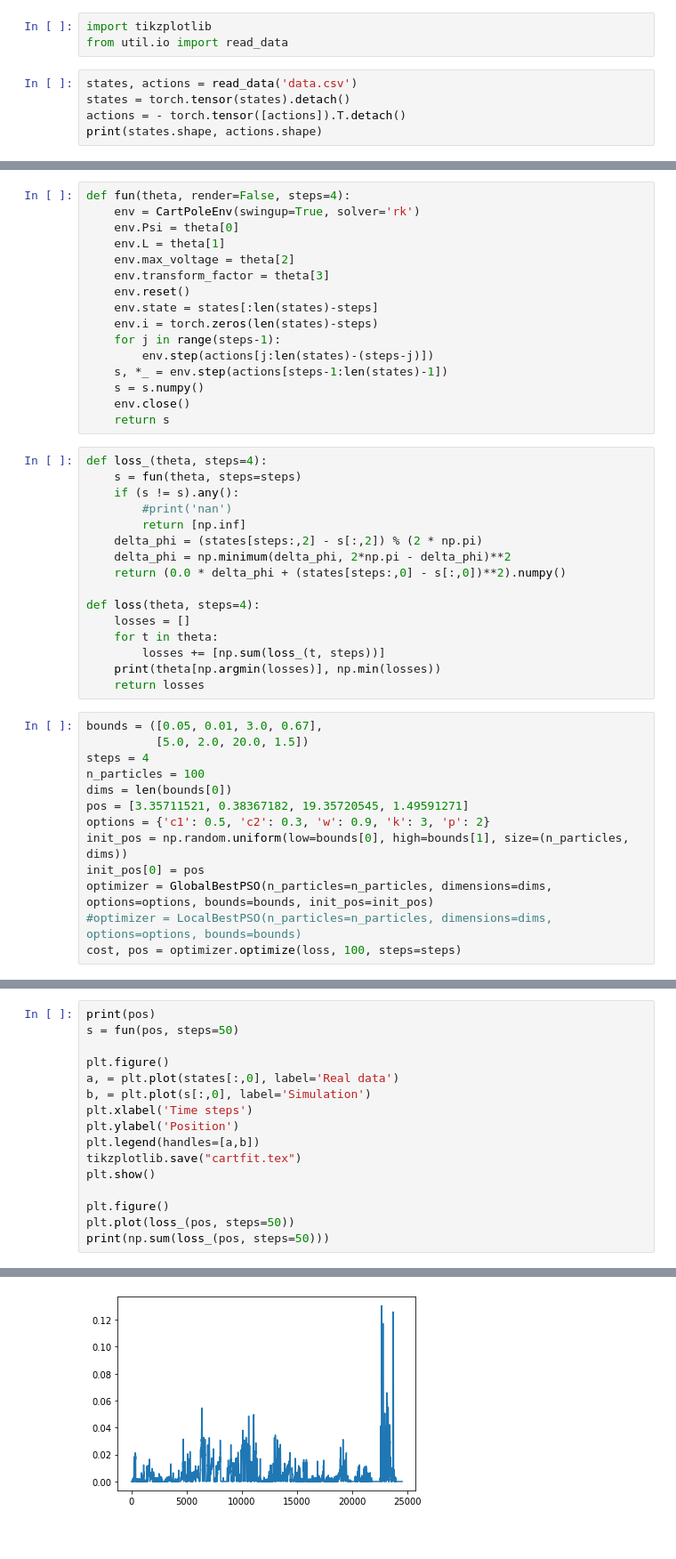
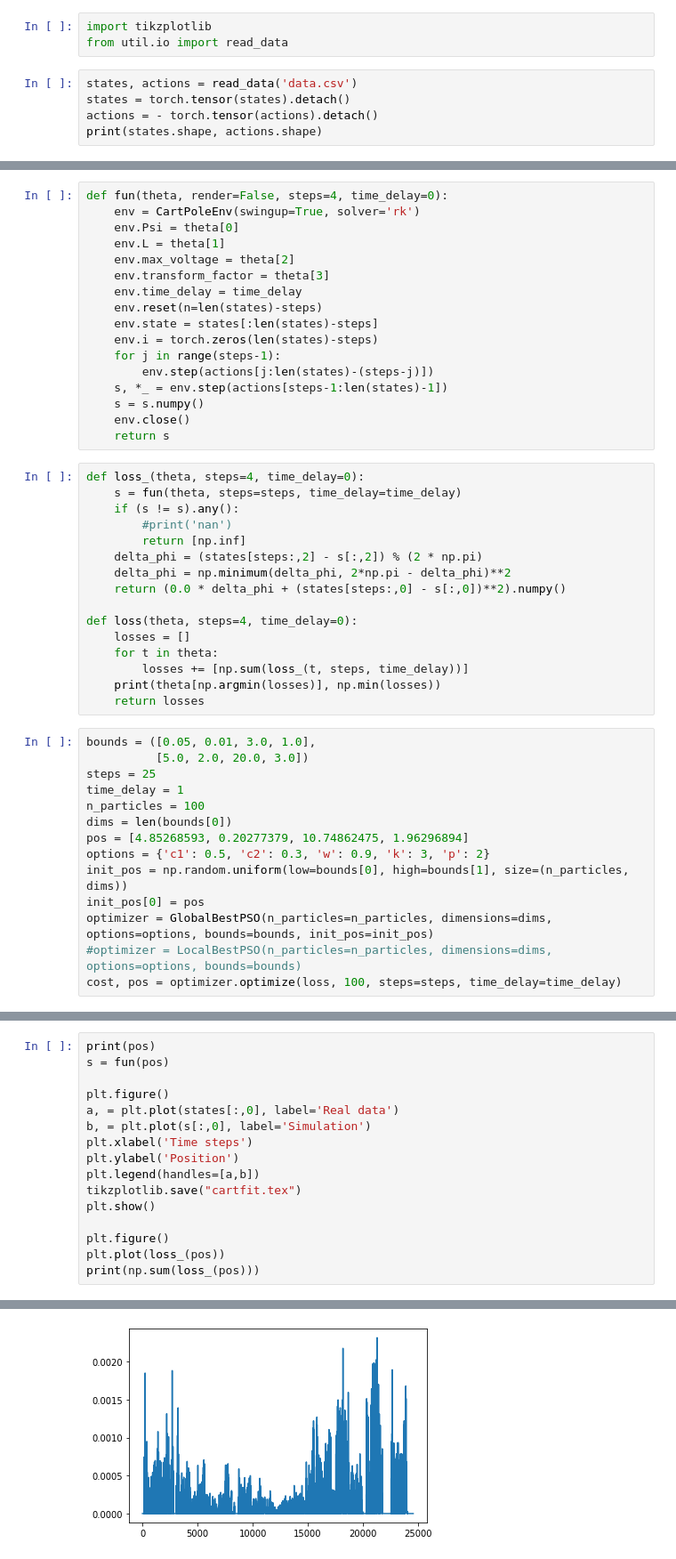
Before and after one commit to bastitx/cartpole_rl, a Jupyter notebook: param_fit.ipynb, the cells around one changed output, grey strips where cells are left out. Shown at 89% size. Drawn from its saved outputs; the diff is of its cells as text.

```diff
--- a/param_fit.ipynb
+++ b/param_fit.ipynb
@@ -18,6 +15,6 @@ from util.io import read_data
 # %%
 states, actions = read_data('data.csv')
 states = torch.tensor(states).detach()
-actions = - torch.tensor([actions]).T.detach()
+actions = - torch.tensor(actions).detach()
 print(states.shape, actions.shape)
 # %% [output]
@@ -25,11 +22,12 @@ torch.Size([24570, 4]) torch.Size([24570, 1])
 # %%
-def fun(theta, render=False, steps=4):
+def fun(theta, render=False, steps=4, time_delay=0):
     env = CartPoleEnv(swingup=True, solver='rk')
     env.Psi = theta[0]
     env.L = theta[1]
     env.max_voltage = theta[2]
     env.transform_factor = theta[3]
-    env.reset()
+    env.time_delay = time_delay
+    env.reset(n=len(states)-steps)
     env.state = states[:len(states)-steps]
     env.i = torch.zeros(len(states)-steps)
     for j in range(steps-1):
@@ -39,8 +37,8 @@ def fun(theta, render=False, steps=4):
     env.close()
     return s
 # %%
-def loss_(theta, steps=4):
-    s = fun(theta, steps=steps)
+def loss_(theta, steps=4, time_delay=0):
+    s = fun(theta, steps=steps, time_delay=time_delay)
     if (s != s).any():
         #print('nan')
         return [np.inf]
@@ -48,23 +46,24 @@ def loss_(theta, steps=4):
     delta_phi = np.minimum(delta_phi, 2*np.pi - delta_phi)**2
     return (0.0 * delta_phi + (states[steps:,0] - s[:,0])**2).numpy()
 
-def loss(theta, steps=4):
+def loss(theta, steps=4, time_delay=0):
     losses = []
     for t in theta:
-        losses += [np.sum(loss_(t, steps))]
+        losses += [np.sum(loss_(t, steps, time_delay))]
     print(theta[np.argmin(losses)], np.min(losses))
     return losses
 # %%
-bounds = ([0.05, 0.01, 3.0, 0.67],
-          [5.0, 2.0, 20.0, 1.5])
-steps = 4
+bounds = ([0.05, 0.01, 3.0, 1.0],
+          [5.0, 2.0, 20.0, 3.0])
+steps = 25
+time_delay = 1
 n_particles = 100
 dims = len(bounds[0])
-pos = [3.35711521, 0.38367182, 19.35720545, 1.49591271]
+pos = [4.85268593, 0.20277379, 10.74862475, 1.96296894]
 options = {'c1': 0.5, 'c2': 0.3, 'w': 0.9, 'k': 3, 'p': 2}
 init_pos = np.random.uniform(low=bounds[0], high=bounds[1], size=(n_particles, dims))
 init_pos[0] = pos
 optimizer = GlobalBestPSO(n_particles=n_particles, dimensions=dims, options=options, bounds=bounds, init_pos=init_pos)
 #optimizer = LocalBestPSO(n_particles=n_particles, dimensions=dims, options=options, bounds=bounds)
-cost, pos = optimizer.optimize(loss, 100, steps=steps)
+cost, pos = optimizer.optimize(loss, 100, steps=steps, time_delay=time_delay)
 # %% [output]
@@ -84,6 +83,6 @@ cost, pos = optimizer.optimize(loss, 100, steps=steps)
 # %%
 print(pos)
-s = fun(pos, steps=50)
+s = fun(pos)
 
 plt.figure()
 a, = plt.plot(states[:,0], label='Real data')
@@ -95,6 +94,6 @@ tikzplotlib.save("cartfit.tex")
 plt.show()
 
 plt.figure()
-plt.plot(loss_(pos, steps=50))
-print(np.sum(loss_(pos, steps=50)))
+plt.plot(loss_(pos))
+print(np.sum(loss_(pos)))
 # %% [output]
@@ -104 +103 @@ print(np.sum(loss_(pos, steps=50)))
-[figure, old version]
+[figure, new version]
```
Also changed, not shown: parts of 7 cells of this notebook, 1 other file.
